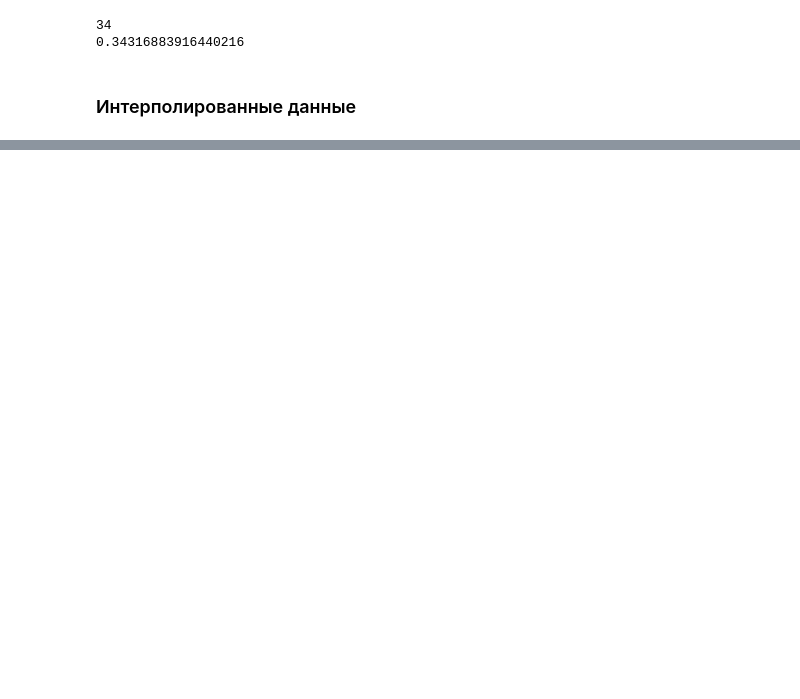
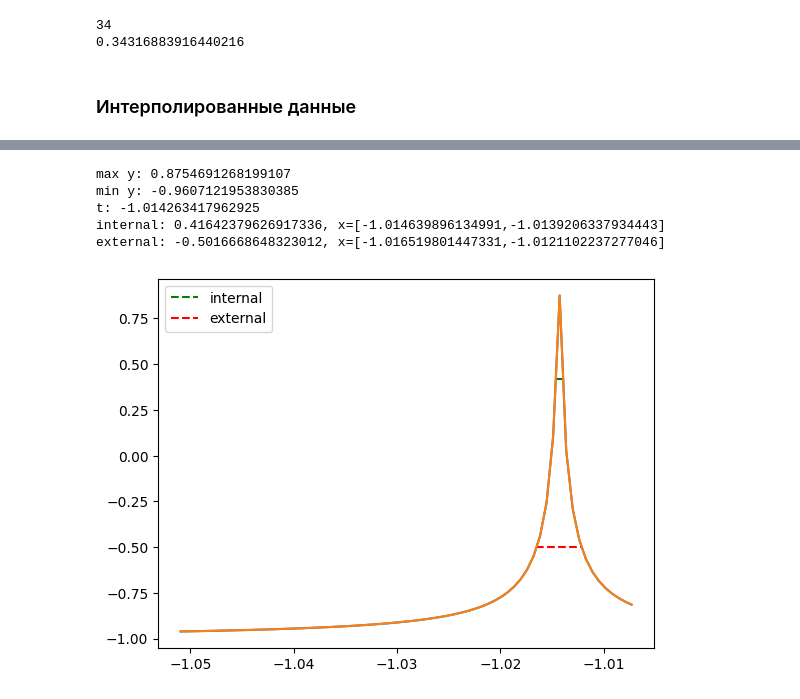
Before and after one commit to eagerbeaver04/interval-analysis, a Jupyter notebook: lab3/main.ipynb, the cells around one changed output, grey strips where cells are left out. Cells and saved outputs as stored; diff of their text form; code cells hidden in the pictures; blank space fills up the shorter version.

```diff
--- a/lab3/main.ipynb
+++ b/lab3/main.ipynb
@@ -257,0 +375,9 @@ external:-0.9465074902253662, x=[0.3380530655500681,0.3428198057157983]
+# %%
+process_data_t(data_med_p_t, t)
+# %% [output]
+max y: 0.8754691268199107
+min y: -0.9607121953830385
+t: -1.014263417962925
+internal: 0.41642379626917336, x=[-1.014639896134991,-1.0139206337934443]
+external: -0.5016668648323012, x=[-1.016519801447331,-1.0121102237277046]
+[figure, added]
```
Also changed, not shown: parts of 31 cells of this notebook, 2 other files.
